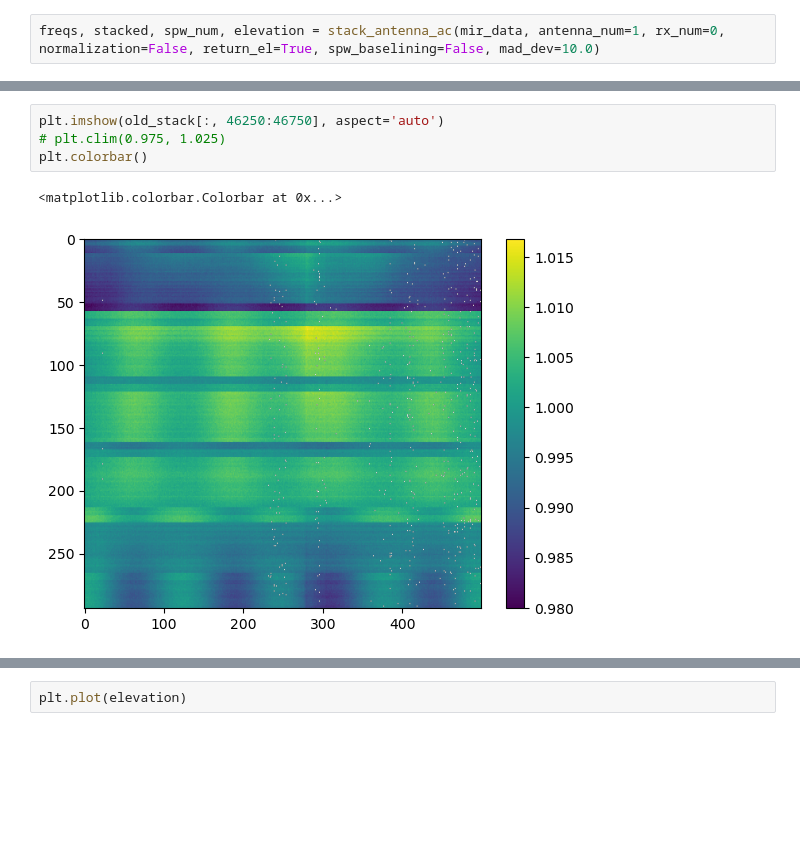
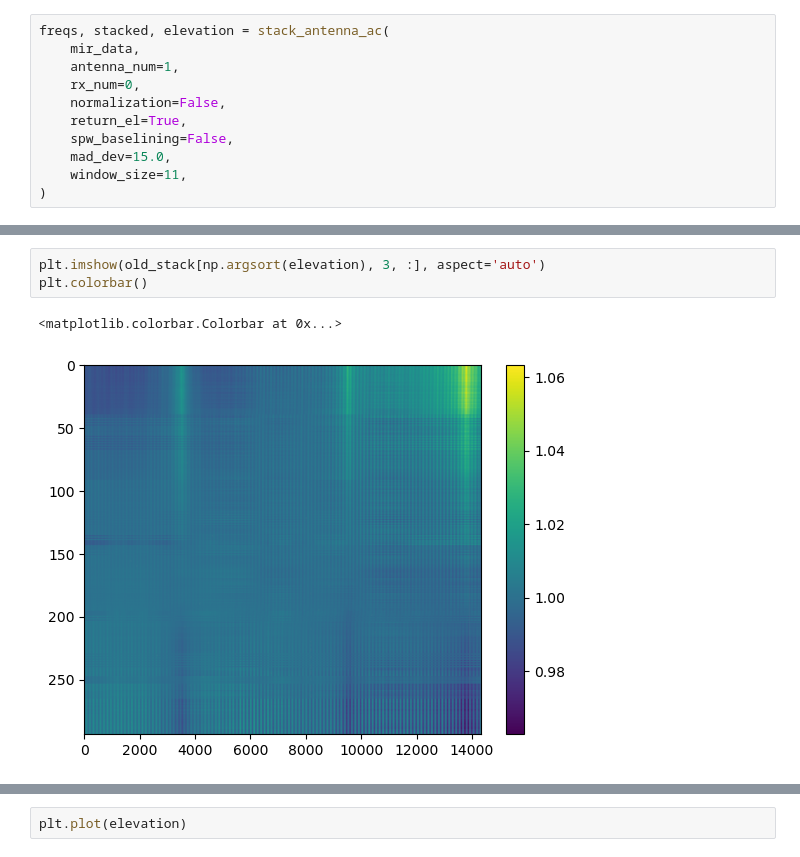
Before and after one commit to kartographer/ozone_radiometry, a Jupyter notebook: notebooks/boom_goes_the_dynamite.ipynb, the cells around one changed output, grey strips where cells are left out. Drawn from its saved outputs; the diff is of its cells as text; blank space fills up the shorter version.

```diff
--- a/notebooks/boom_goes_the_dynamite.ipynb
+++ b/notebooks/boom_goes_the_dynamite.ipynb
@@ -11,2 +15,11 @@ pwv = 2
 # %%
-freqs, stacked, spw_num, elevation = stack_antenna_ac(mir_data, antenna_num=1, rx_num=0, normalization=False, return_el=True, spw_baselining=False, mad_dev=10.0)
+freqs, stacked, elevation = stack_antenna_ac(
+    mir_data,
+    antenna_num=1,
+    rx_num=0,
+    normalization=False,
+    return_el=True,
+    spw_baselining=False,
+    mad_dev=15.0,
+    window_size=11,
+)
@@ -23,7 +51,6 @@ for item in [old_stack, new_stack]:
 # %%
-plt.imshow(old_stack[:, 46250:46750], aspect='auto')
-# plt.clim(0.975, 1.025)
+plt.imshow(old_stack[np.argsort(elevation), 3, :], aspect='auto')
 plt.colorbar()
 # %% [output]
 <matplotlib.colorbar.Colorbar at 0x...>
-[figure, old version]
+[figure, new version]
```
Also changed, not shown: parts of 11 cells of this notebook, 1 other file.
